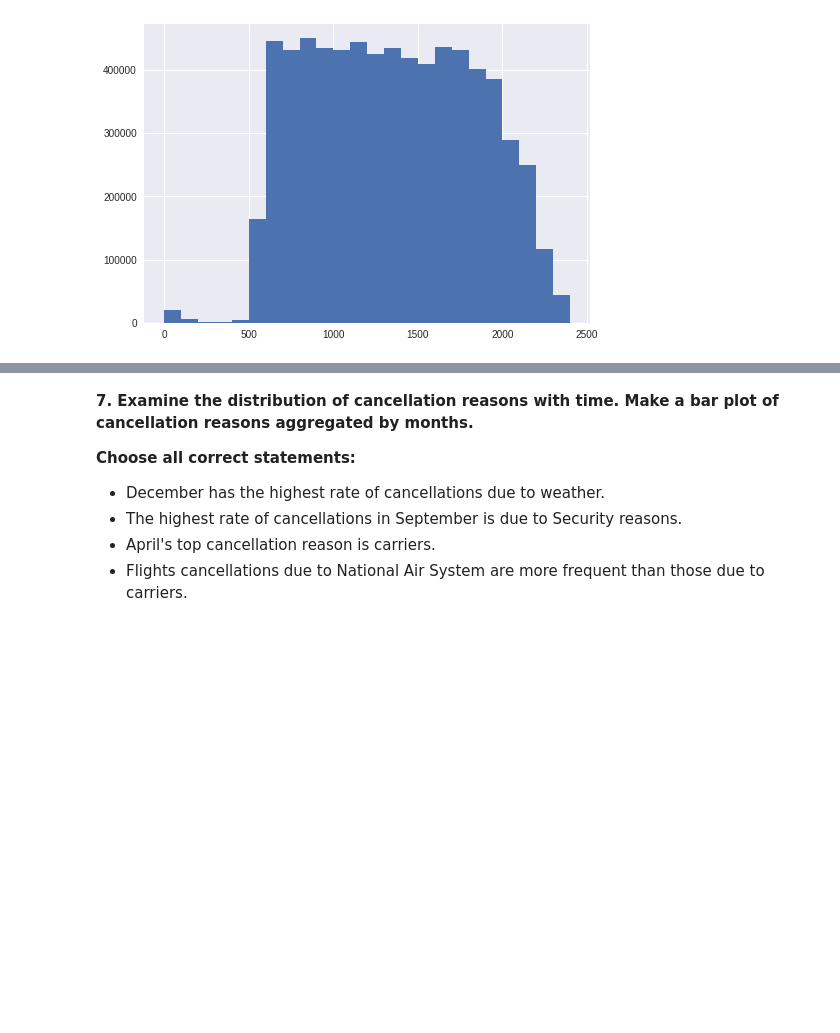
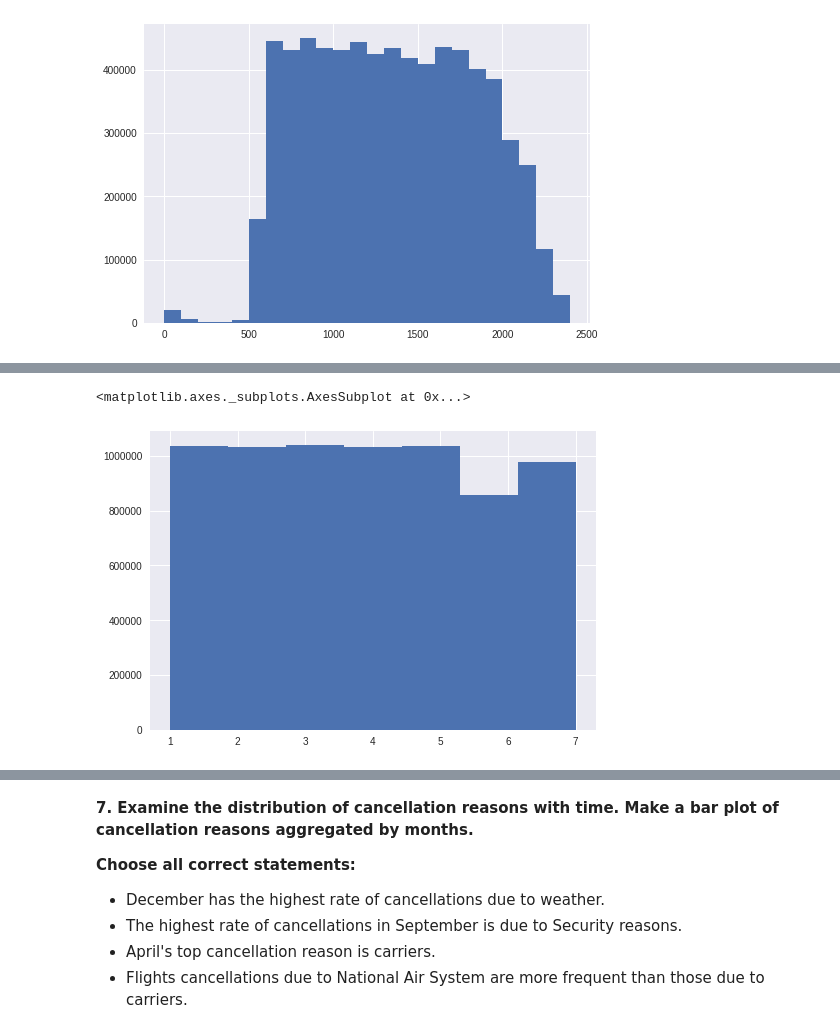
Before and after one commit to JacksonIsaac/colab_notebooks, a Jupyter notebook: [mlcourse_ai]assignment2_USA_flights.ipynb, the cells around one changed output, grey strips where cells are left out. Saved outputs shown, nothing was run; the diff lists cells and outputs as text; code cells hidden in the pictures; blank space fills up the shorter version.

```diff
--- a/[mlcourse_ai]assignment2_USA_flights.ipynb
+++ b/[mlcourse_ai]assignment2_USA_flights.ipynb
@@ -526,2 +536,6 @@ flights_df['DepTime'].hist(bins=24)
 # %%
 # You code here
+flights_df['DayOfWeek'].hist(bins=7)
+# %% [output]
+<matplotlib.axes._subplots.AxesSubplot at 0x...>
+[figure, added]
```
Also changed, not shown: parts of 8 cells of this notebook.
